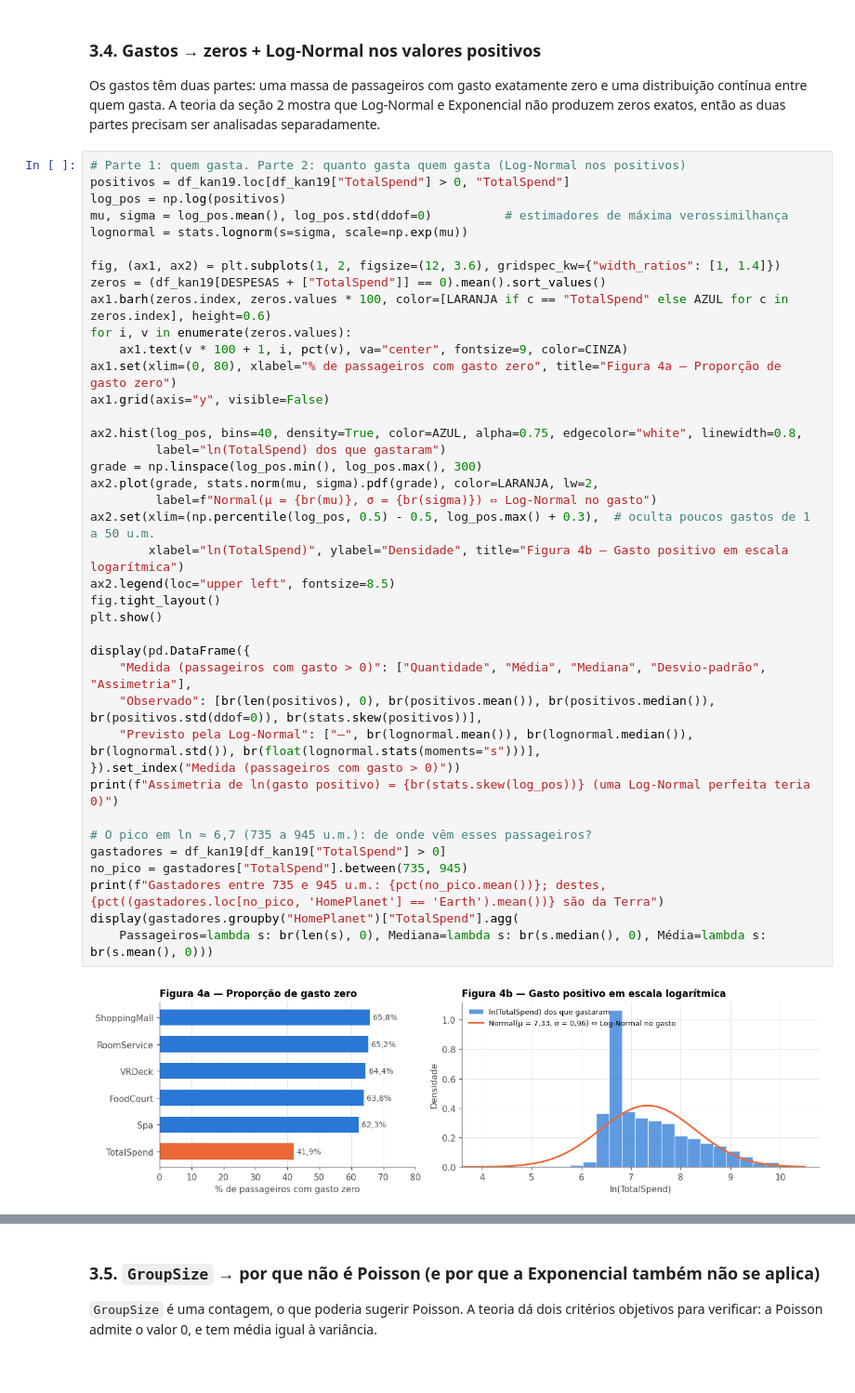
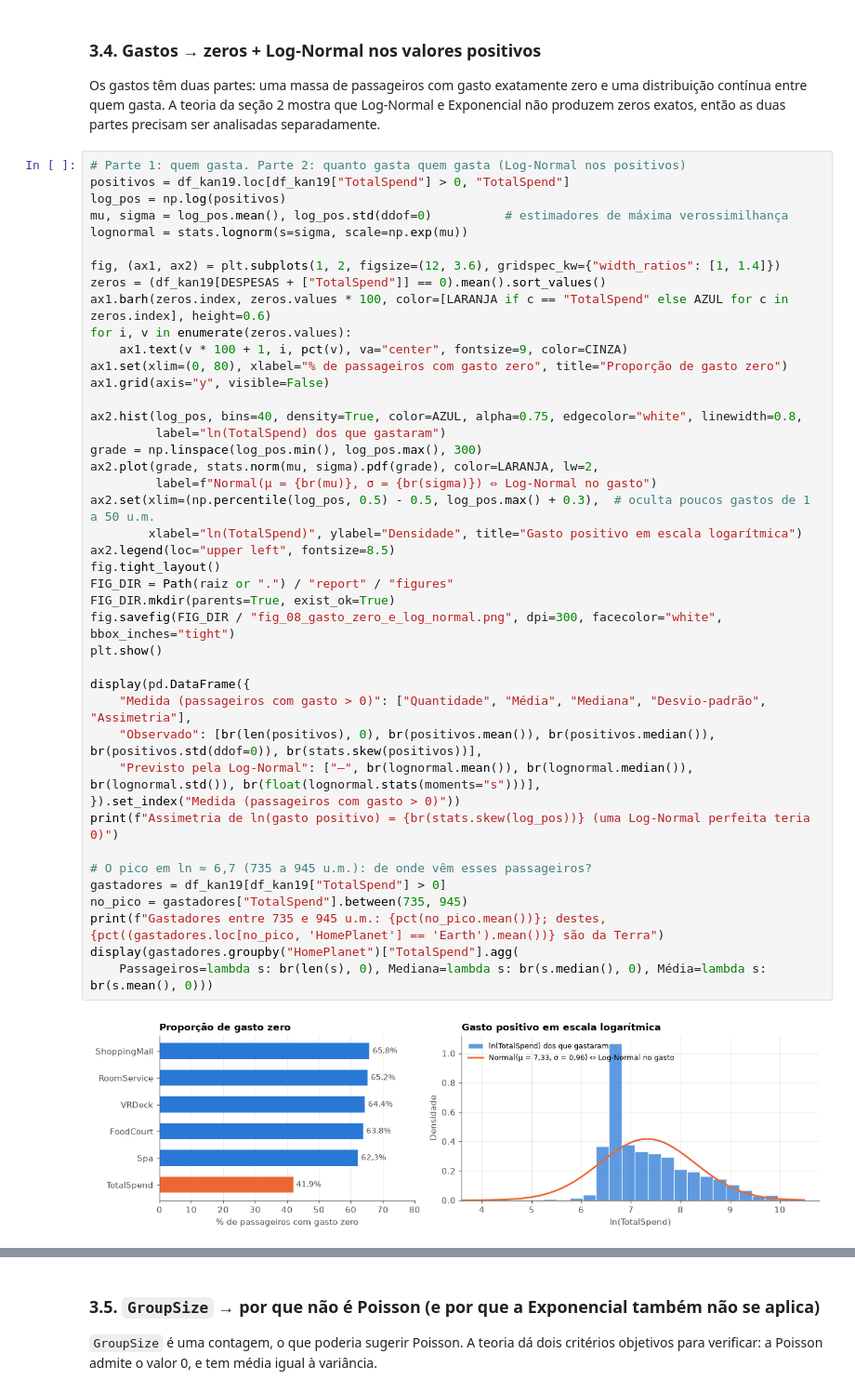
Before and after one commit to HeltonSoares93/spaceship-titanic-estatistica-posdl, a Jupyter notebook: notebooks/05_kan19_variaveis_aleatorias_distribuicoes.ipynb, the cells around one changed output, grey strips where cells are left out. Shown at 93% size. Saved outputs shown, nothing was run; the diff lists cells and outputs as text.

```diff
--- a/notebooks/05_kan19_variaveis_aleatorias_distribuicoes.ipynb
+++ b/notebooks/05_kan19_variaveis_aleatorias_distribuicoes.ipynb
@@ -288,36 +291,39 @@ fig, (ax1, ax2) = plt.subplots(1, 2, figsize=(12, 3.6), gridspec_kw={"width_rati
 zeros = (df_kan19[DESPESAS + ["TotalSpend"]] == 0).mean().sort_values()
 ax1.barh(zeros.index, zeros.values * 100, color=[LARANJA if c == "TotalSpend" else AZUL for c in zeros.index], height=0.6)
 for i, v in enumerate(zeros.values):
     ax1.text(v * 100 + 1, i, pct(v), va="center", fontsize=9, color=CINZA)
-ax1.set(xlim=(0, 80), xlabel="% de passageiros com gasto zero", title="Figura 4a — Proporção de gasto zero")
+ax1.set(xlim=(0, 80), xlabel="% de passageiros com gasto zero", title="Proporção de gasto zero")
 ax1.grid(axis="y", visible=False)
 
 ax2.hist(log_pos, bins=40, density=True, color=AZUL, alpha=0.75, edgecolor="white", linewidth=0.8,
          label="ln(TotalSpend) dos que gastaram")
 grade = np.linspace(log_pos.min(), log_pos.max(), 300)
 ax2.plot(grade, stats.norm(mu, sigma).pdf(grade), color=LARANJA, lw=2,
          label=f"Normal(μ = {br(mu)}, σ = {br(sigma)}) ⇔ Log-Normal no gasto")
 ax2.set(xlim=(np.percentile(log_pos, 0.5) - 0.5, log_pos.max() + 0.3),  # oculta poucos gastos de 1 a 50 u.m.
-        xlabel="ln(TotalSpend)", ylabel="Densidade", title="Figura 4b — Gasto positivo em escala logarítmica")
+        xlabel="ln(TotalSpend)", ylabel="Densidade", title="Gasto positivo em escala logarítmica")
 ax2.legend(loc="upper left", fontsize=8.5)
 fig.tight_layout()
+FIG_DIR = Path(raiz or ".") / "report" / "figures"
+FIG_DIR.mkdir(parents=True, exist_ok=True)
+fig.savefig(FIG_DIR / "fig_08_gasto_zero_e_log_normal.png", dpi=300, facecolor="white", bbox_inches="tight")
 plt.show()
 
 display(pd.DataFrame({
     "Medida (passageiros com gasto > 0)": ["Quantidade", "Média", "Mediana", "Desvio-padrão", "Assimetria"],
     "Observado": [br(len(positivos), 0), br(positivos.mean()), br(positivos.median()), br(positivos.std(ddof=0)), br(stats.skew(positivos))],
     "Previsto pela Log-Normal": ["—", br(lognormal.mean()), br(lognormal.median()), br(lognormal.std()), br(float(lognormal.stats(moments="s")))],
 }).set_index("Medida (passageiros com gasto > 0)"))
 print(f"Assimetria de ln(gasto positivo) = {br(stats.skew(log_pos))} (uma Log-Normal perfeita teria 0)")
 
 # O pico em ln ≈ 6,7 (735 a 945 u.m.): de onde vêm esses passageiros?
 gastadores = df_kan19[df_kan19["TotalSpend"] > 0]
 no_pico = gastadores["TotalSpend"].between(735, 945)
 print(f"Gastadores entre 735 e 945 u.m.: {pct(no_pico.mean())}; destes, {pct((gastadores.loc[no_pico, 'HomePlanet'] == 'Earth').mean())} são da Terra")
 display(gastadores.groupby("HomePlanet")["TotalSpend"].agg(
     Passageiros=lambda s: br(len(s), 0), Mediana=lambda s: br(s.median(), 0), Média=lambda s: br(s.mean(), 0)))
 # %% [output]
-[figure, old version]
+[figure, new version]
 |  | Observado | Previsto pela Log-Normal |
 | Medida (passageiros com gasto > 0) |  |  |
 | Quantidade | 5.049 | — |
```
Also changed, not shown: parts of 6 cells of this notebook, 11 other files.
